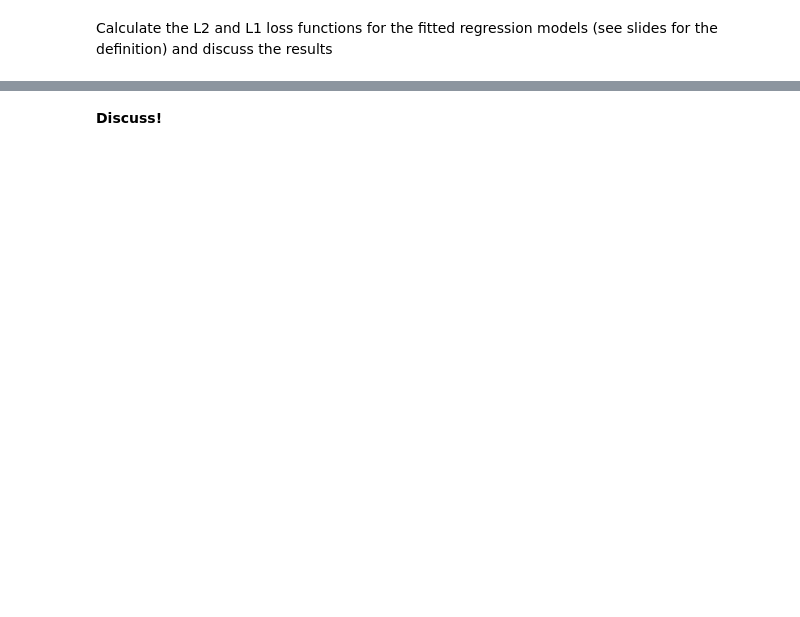
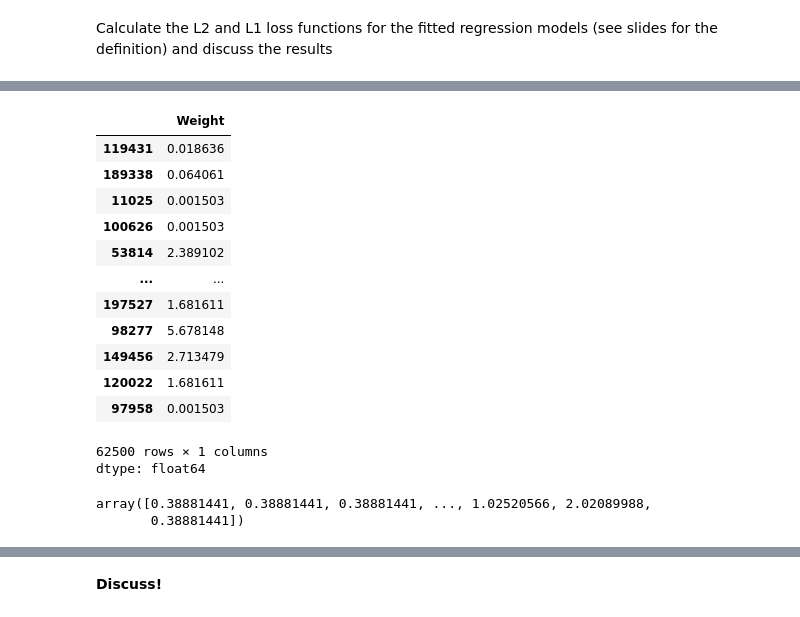
Before and after one commit to charleshart0301/DSPS_cHart, a Jupyter notebook: HW8/Charles_higgsbosonSearch.ipynb, the cells around one changed output, grey strips where cells are left out. Saved outputs shown, nothing was run; the diff lists cells and outputs as text; code cells hidden in the pictures; blank space fills up the shorter version.

```diff
--- a/HW8/Charles_higgsbosonSearch.ipynb
+++ b/HW8/Charles_higgsbosonSearch.ipynb
@@ -432,3 +451,25 @@ Ellipsis
+# %%
+test_regress_y
+# %% [output]
+|  | Weight |
+| 119431 | 0.018636 |
+| 189338 | 0.064061 |
+| 11025 | 0.001503 |
+| 100626 | 0.001503 |
+| 53814 | 2.389102 |
+| ... | ... |
+| 197527 | 1.681611 |
+| 98277 | 5.678148 |
+| 149456 | 2.713479 |
+| 120022 | 1.681611 |
+| 97958 | 0.001503 |
+62500 rows × 1 columns
+dtype: float64
+# %%
+rfR.predict(test_regress_x)
+# %% [output]
+array([0.38881441, 0.38881441, 0.38881441, ..., 1.02520566, 2.02089988,
+       0.38881441])
 # %%
 
 print(f"L1 RF {L1(test_regress_y,  rfR.predict(test_regress_x)):.2f}, L2 RF {L2(test_regress_y, rfR.predict(test_regress_x)):.2f}")
```
Also changed, not shown: parts of 8 cells of this notebook.
